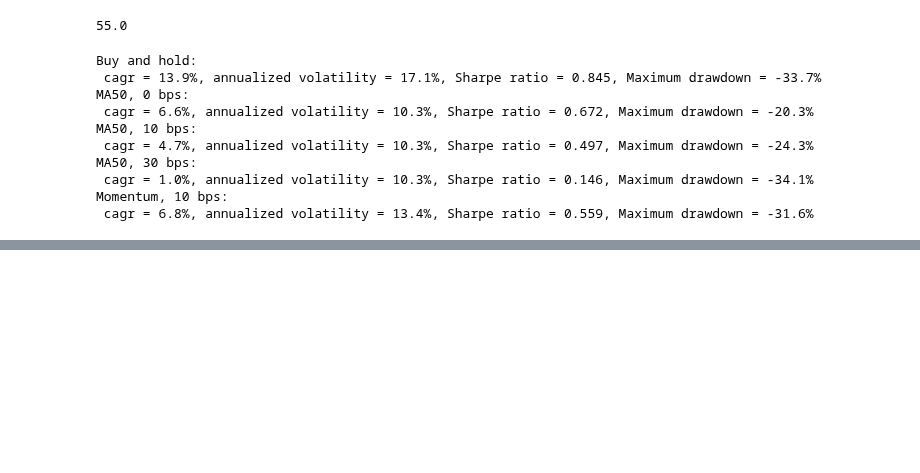
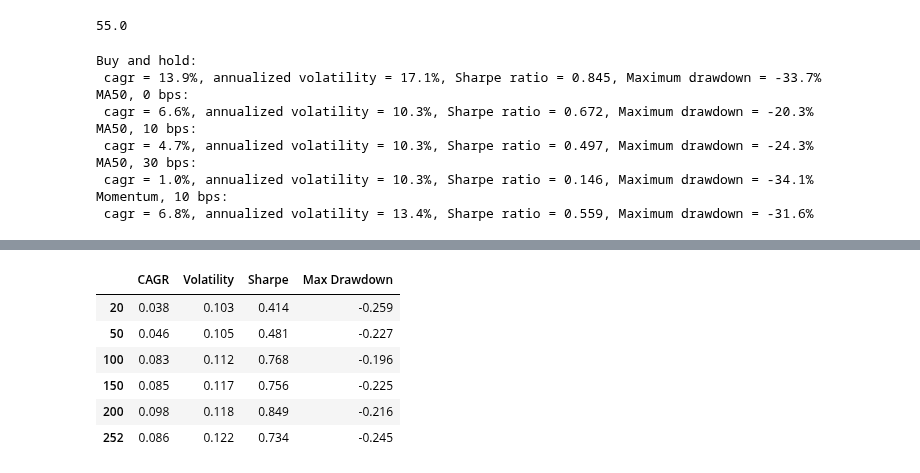
Before and after one commit to Alenchikk1/backtester, a Jupyter notebook: notebooks/02_first_backtest.ipynb, the cells around one changed output, grey strips where cells are left out. Saved outputs shown, nothing was run; the diff lists cells and outputs as text; code cells hidden in the pictures; blank space fills up the shorter version.

```diff
--- a/notebooks/02_first_backtest.ipynb
+++ b/notebooks/02_first_backtest.ipynb
@@ -236,0 +301,10 @@ Momentum, 10 bps:
+# %%
+table
+# %% [output]
+|  | CAGR | Volatility | Sharpe | Max Drawdown |
+| 20 | 0.038 | 0.103 | 0.414 | -0.259 |
+| 50 | 0.046 | 0.105 | 0.481 | -0.227 |
+| 100 | 0.083 | 0.112 | 0.768 | -0.196 |
+| 150 | 0.085 | 0.117 | 0.756 | -0.225 |
+| 200 | 0.098 | 0.118 | 0.849 | -0.216 |
+| 252 | 0.086 | 0.122 | 0.734 | -0.245 |
```
Also changed, not shown: parts of 8 cells of this notebook, 1 other file.
